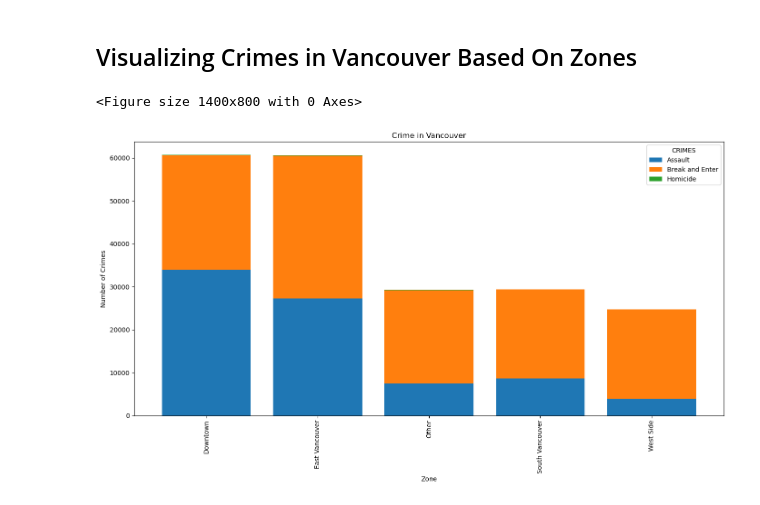
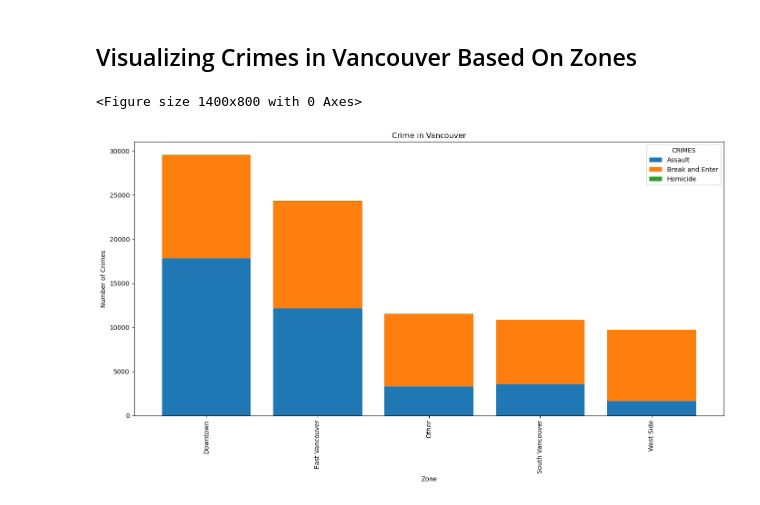
Before and after one commit to riggedjoker/CrimeAnalysis_Canada_Project, a Jupyter notebook: jupyter-notebook/crime_analysis.ipynb, the cells around one changed output. Saved outputs shown, nothing was run; the diff lists cells and outputs as text; code cells hidden in the pictures.

```diff
--- a/jupyter-notebook/crime_analysis.ipynb
+++ b/jupyter-notebook/crime_analysis.ipynb
@@ -13,19 +38,17 @@ vd = vancouver_datasets.sort_values(by = 'YEAR', ascending=True)
 sorted_values = ['Offence Against a Person', 'Homicide', 'Break and Enter Commercial', 'Break and Enter Residential/Other']
 
 vd['CRIMES'] = vd['TYPE']
-vd_final = vd[vd['CRIMES'].isin(sorted_values)][['CRIMES', 'YEAR', 'NEIGHBOURHOOD']]
+vancouver_dataset = vd[vd['CRIMES'].isin(sorted_values)][['CRIMES', 'YEAR', 'NEIGHBOURHOOD']]
 
+vancouver_dataset = vancouver_dataset[(vancouver_dataset['YEAR'] > 2013) & (vancouver_dataset['YEAR'] < 2025)]
 
-vd_final = vd_final[vd_final['YEAR']!=2025]
-
-
-vd_final['CRIMES'] = vd_final['CRIMES'].replace({
+vancouver_dataset['CRIMES'] = vancouver_dataset['CRIMES'].replace({
     'Break and Enter Commercial': 'Break and Enter',
     'Break and Enter Residential/Other': 'Break and Enter',
     'Offence Against a Person' : 'Assault'
 })
 
 
-vd_final
+vancouver_dataset
 # %% [output]
 |  | CRIMES | YEAR | NEIGHBOURHOOD |
@@ -166,9 +217,9 @@ def vancouver_zone(neighbourhood):
     else:
         return 'Other'
 
-vd_final.loc[:, 'ZONE'] = vd_final['NEIGHBOURHOOD'].apply(vancouver_zone)
+vancouver_dataset.loc[:, 'ZONE'] = vancouver_dataset['NEIGHBOURHOOD'].apply(vancouver_zone)
 
-vancouver_filtered = vd_final[['CRIMES', 'YEAR', 'ZONE']]
+vancouver_filtered = vancouver_dataset[['CRIMES', 'YEAR', 'ZONE']]
 
 vancouver_crime_by_zone = vancouver_filtered.groupby(['ZONE', 'CRIMES']).size().unstack().fillna(0).astype(int)
 
@@ -201,18 +252,18 @@ plt.show()
 # %% [markdown]
 <h2>Visualizing Crimes in Vancouver Based On Zones</h2>
 # %%
-vd_final.loc[:, 'ZONE'] = vd_final['NEIGHBOURHOOD'].apply(vancouver_zone)
+vancouver_dataset.loc[:, 'ZONE'] = vancouver_dataset['NEIGHBOURHOOD'].apply(vancouver_zone)
 
-vancouver_filtered = vd_final[['CRIMES', 'YEAR', 'ZONE']]
+vancouver_filtered = vancouver_dataset[['CRIMES', 'YEAR', 'ZONE']]
 
 vancouver_crime_by_zone = vancouver_filtered.groupby(['ZONE', 'CRIMES']).size().unstack().fillna(0).astype(int)
 plt.figure(figsize=(14, 8))
 vancouver_crime_by_zone.plot(kind='bar', stacked=True, figsize=(14, 8), width=0.8)
 plt.title('Crime in Vancouver')
 plt.xlabel('Zone')
 plt.ylabel('Number of Crimes')
 plt.tight_layout()
 plt.show()
 # %% [output]
 <Figure size 1400x800 with 0 Axes>
-[figure, old version]
+[figure, new version]
```
Also changed, not shown: parts of 21 cells of this notebook, 2 other files.
